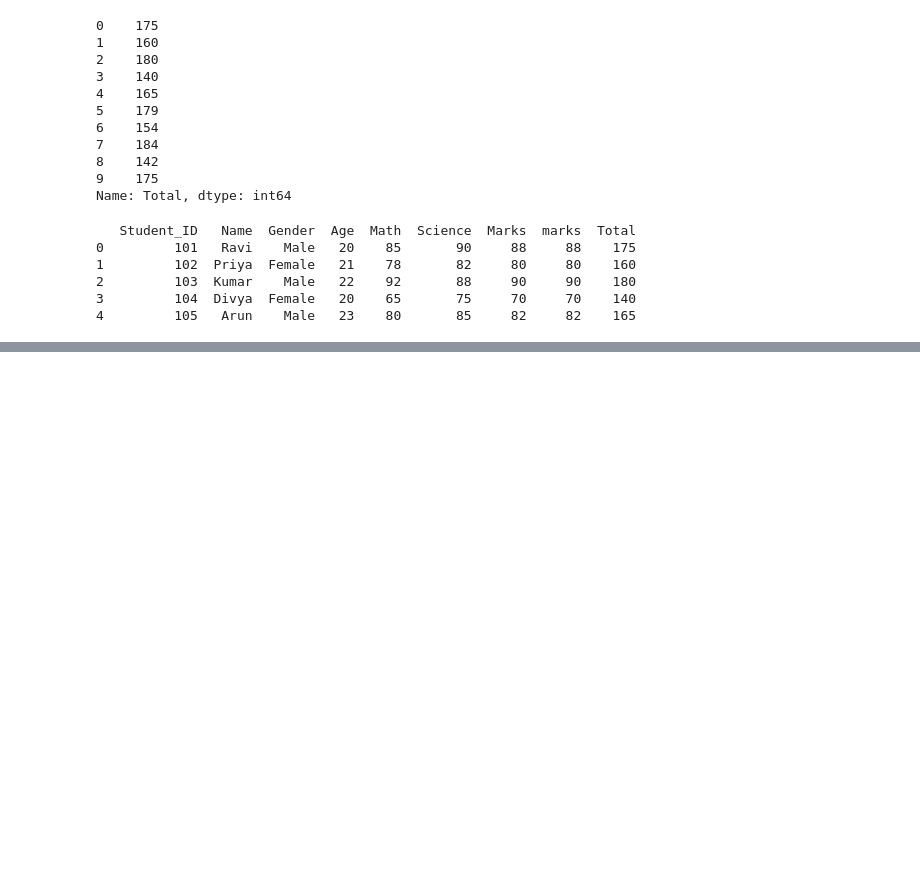
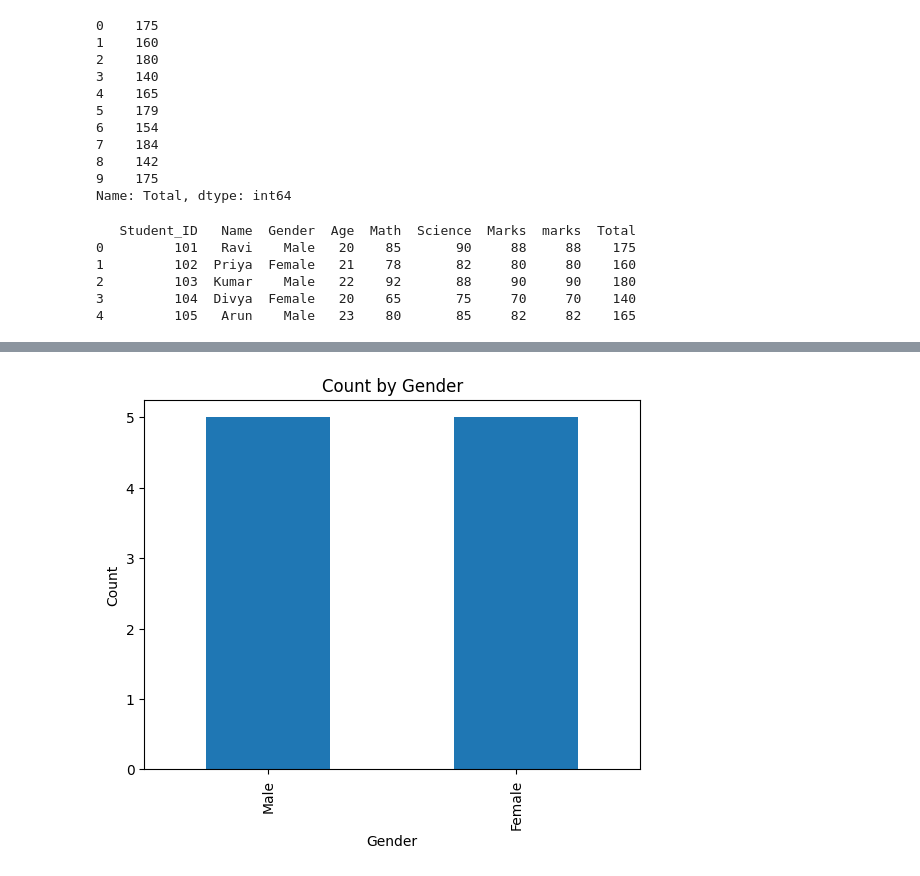
Before and after one commit to lavanyae4319/Data_Mining_Project-s, a Jupyter notebook: pro1.ipynb, the cells around one changed output, grey strips where cells are left out. Cells and saved outputs as stored; diff of their text form; code cells hidden in the pictures; blank space fills up the shorter version.

```diff
--- a/pro1.ipynb
+++ b/pro1.ipynb
@@ -171,0 +223,7 @@ print(df.head())
+# %%
+df['Gender'].value_counts().plot(kind='bar')
+plt.title('Count by Gender')
+plt.ylabel('Count')
+plt.show()
+# %% [output]
+[figure, added]
```
Also changed, not shown: parts of 8 cells of this notebook, 4 other files.
